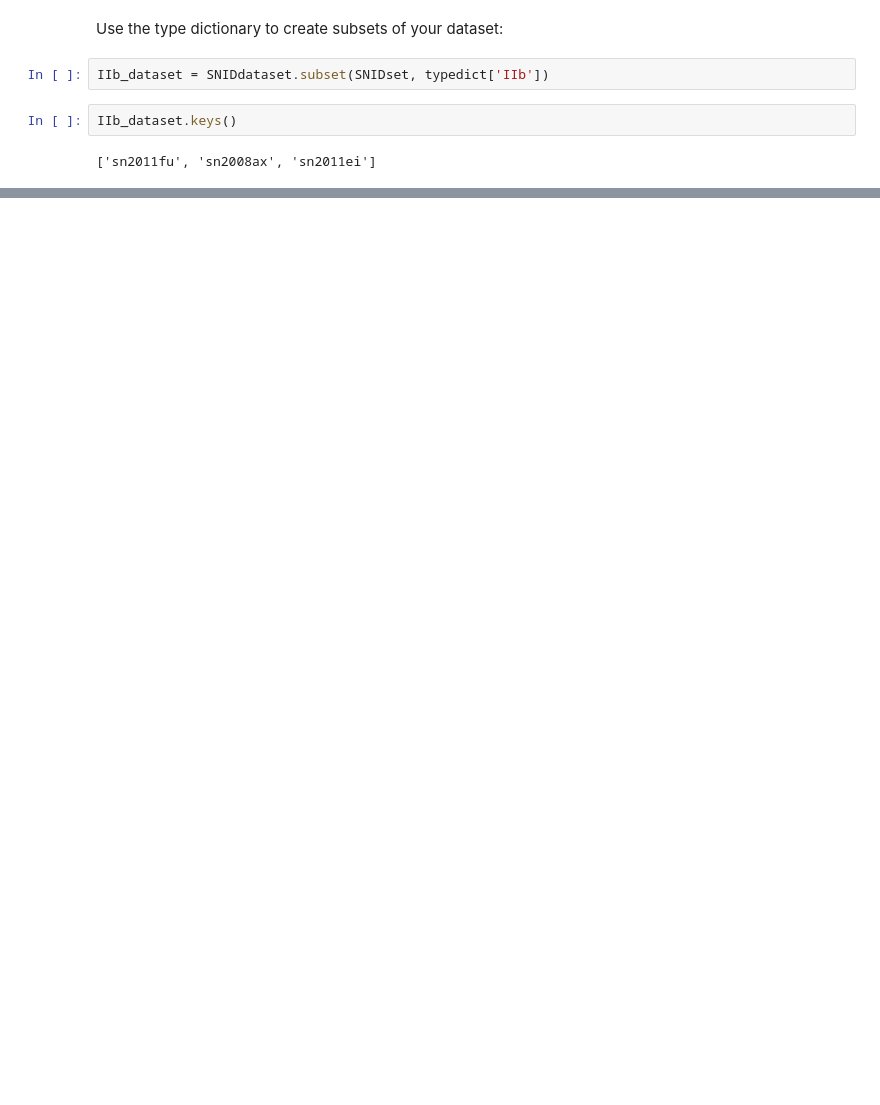
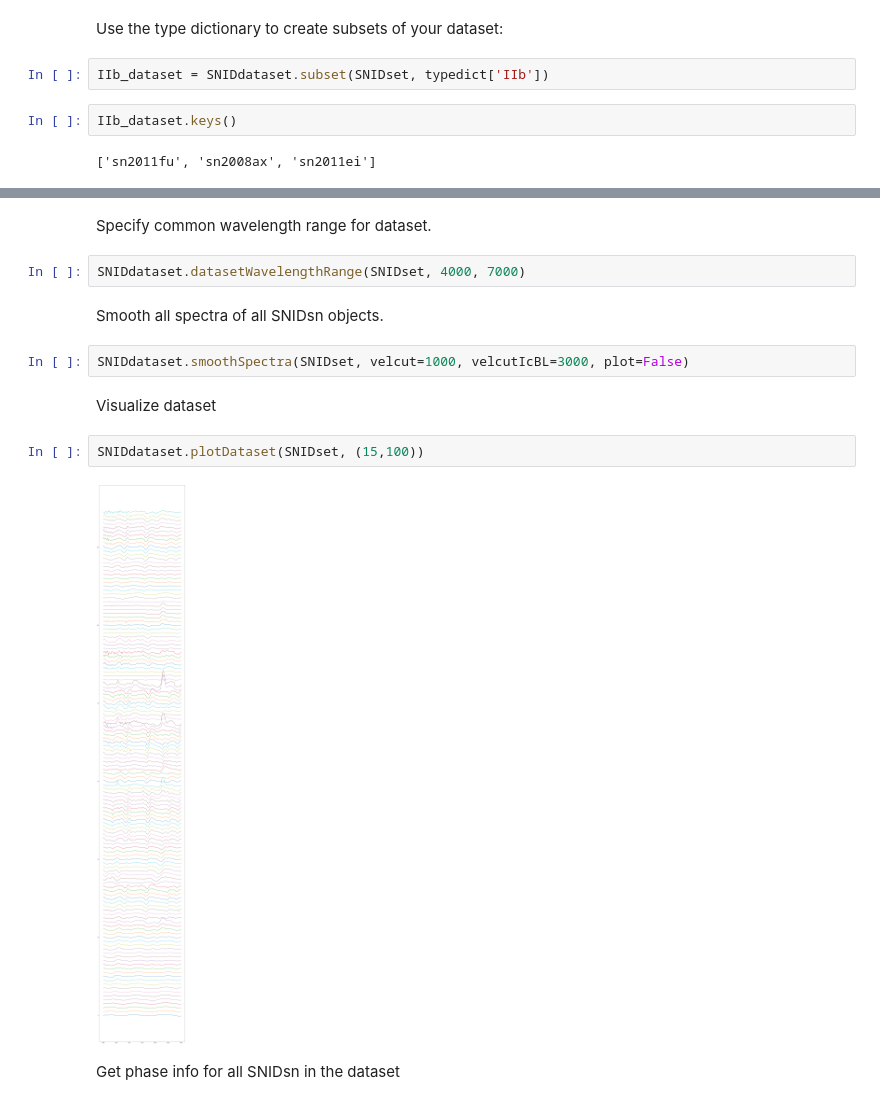
Before and after one commit to marxwillia/SNIDdataset, a Jupyter notebook: Tutorial.ipynb, the cells around one changed output, grey strips where cells are left out. Saved outputs shown, nothing was run; the diff lists cells and outputs as text; blank space fills up the shorter version.

Commit message:
implemented dataset phase filtering, NaN, wvl filtering, smoothing.

```diff
--- a/Tutorial.ipynb
+++ b/Tutorial.ipynb
@@ -162,0 +172,16 @@ IIb_dataset.keys()
+# %% [markdown]
+Specify common wavelength range for dataset.
+# %%
+SNIDdataset.datasetWavelengthRange(SNIDset, 4000, 7000)
+# %% [markdown]
+Smooth all spectra of all SNIDsn objects.
+# %%
+SNIDdataset.smoothSpectra(SNIDset, velcut=1000, velcutIcBL=3000, plot=False)
+# %% [markdown]
+Visualize dataset
+# %%
+SNIDdataset.plotDataset(SNIDset, (15,100))
+# %% [output]
+[figure, added]
+# %% [markdown]
+Get phase info for all SNIDsn in the dataset
```
Also changed, not shown: parts of 13 cells of this notebook, 2 other files.
